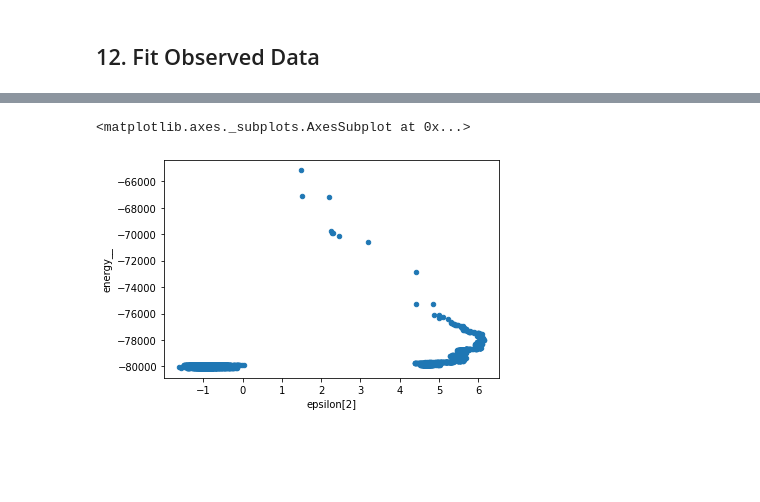
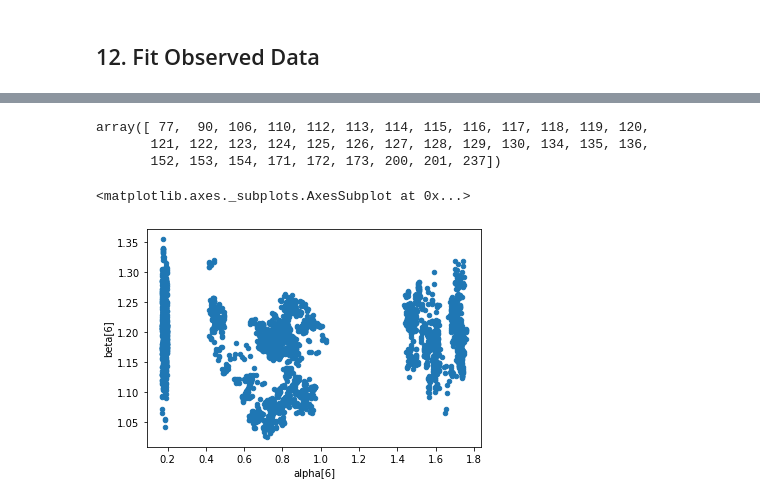
Before and after one commit to hyunjimoon/defense-reliability, a Jupyter notebook: poisson/workflow.ipynb, the cells around one changed output, grey strips where cells are left out. Saved outputs shown, nothing was run; the diff lists cells and outputs as text; code cells hidden in the pictures; blank space fills up the shorter version.

```diff
--- a/poisson/workflow.ipynb
+++ b/poisson/workflow.ipynb
@@ -736,11 +783,17 @@ Samples were drawn using NUTS at Sun Sep 20 17:55:21 2020.
 For each parameter, n_eff is a crude measure of effective sample size,
 and Rhat is the potential scale reduction factor on split chains (at
 convergence, Rhat=1).
+# %%
+np.where([engine_data == 1])[1]
+# %% [output]
+array([ 77,  90, 106, 110, 112, 113, 114, 115, 116, 117, 118, 119, 120,
+       121, 122, 123, 124, 125, 126, 127, 128, 129, 130, 134, 135, 136,
+       152, 153, 154, 171, 172, 173, 200, 201, 237])
 # %%
-fit_data_fit.to_dataframe().plot.scatter("epsilon[2]", "energy__")
+fit_data_fit.to_dataframe().plot.scatter("alpha[6]", "beta[6]")
 # %% [output]
 <matplotlib.axes._subplots.AxesSubplot at 0x...>
-[figure, old version]
+[figure, new version]
 # %%
 y_pred = np.mean(fit_data_fit.extract(pars=["y_post_pred"])["y_post_pred"], axis=0)
 # %%
```
Also changed, not shown: parts of 24 cells of this notebook, 4 other files.
